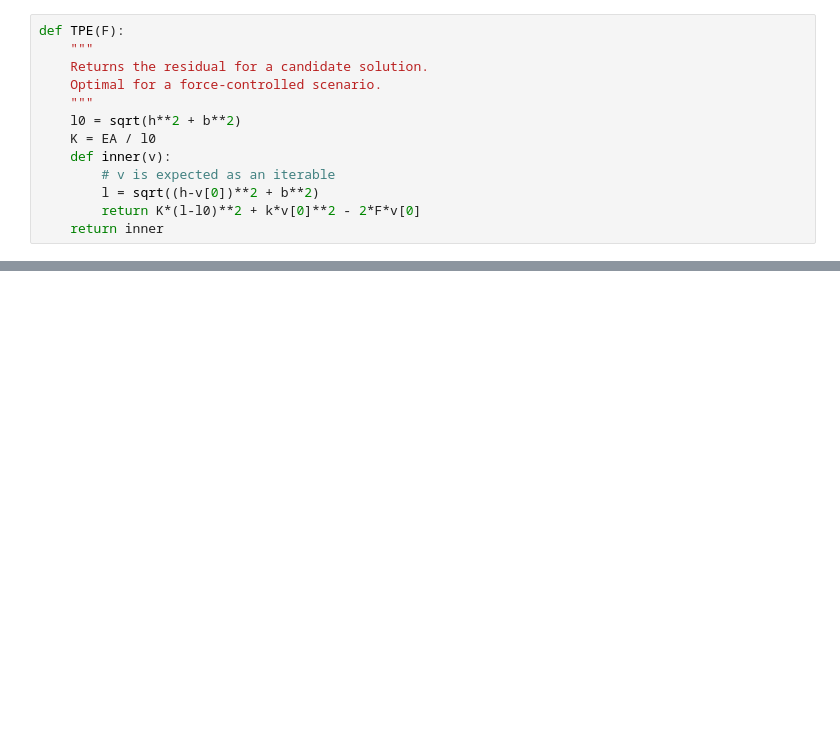
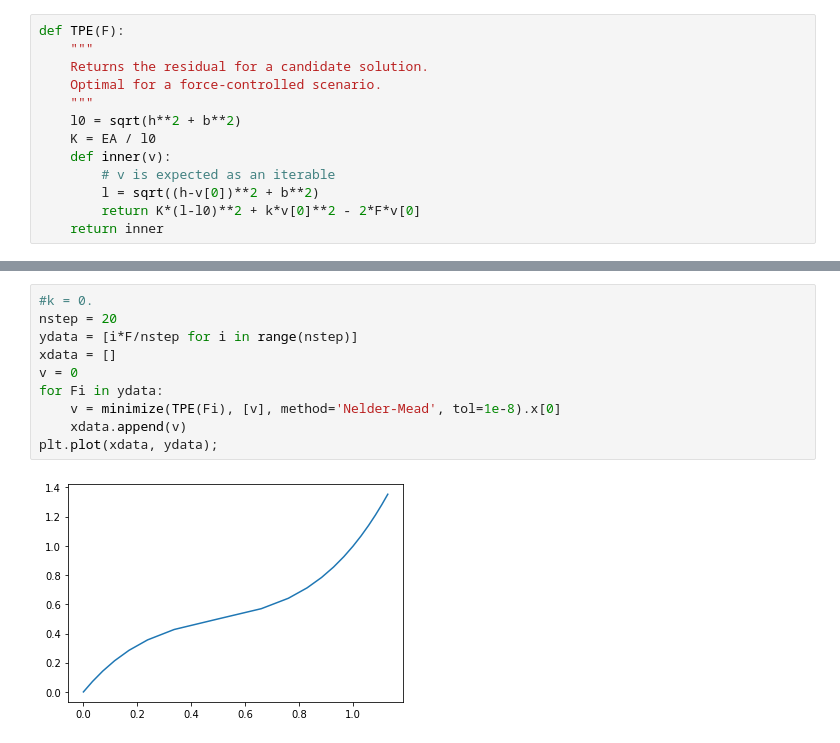
Before and after one commit to BALOGHBence/NLSM, a Jupyter notebook: shallow_truss.ipynb, the cells around one changed output, grey strips where cells are left out. Drawn from its saved outputs; the diff is of its cells as text; blank space fills up the shorter version.

```diff
--- a/shallow_truss.ipynb
+++ b/shallow_truss.ipynb
@@ -96,0 +105,12 @@ A result of F = {F} [kN] is the displacement v = {v} [m].
+# %%
+#k = 0.
+nstep = 20
+ydata = [i*F/nstep for i in range(nstep)]
+xdata = []
+v = 0
+for Fi in ydata:
+    v = minimize(TPE(Fi), [v], method='Nelder-Mead', tol=1e-8).x[0]
+    xdata.append(v)
+plt.plot(xdata, ydata);
+# %% [output]
+[figure, added]
```
Also changed, not shown: parts of 11 cells of this notebook.
